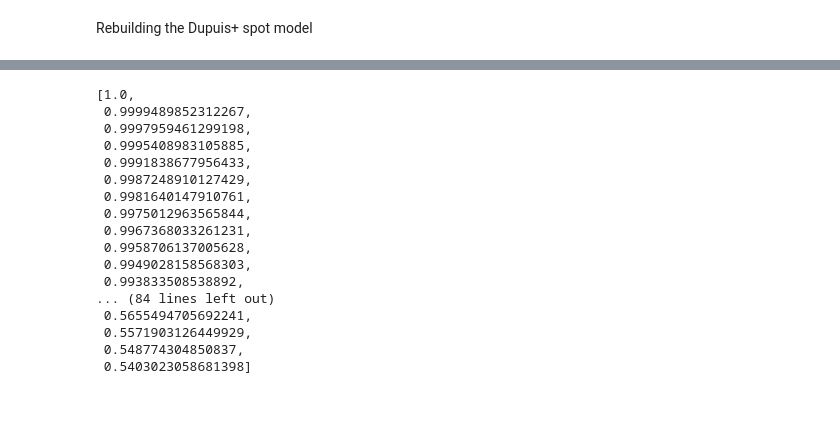
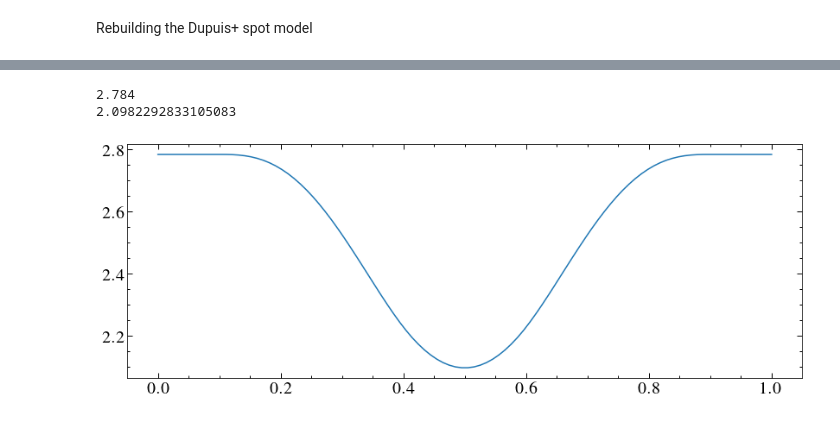
Before and after one commit to davidjwilson/GD394-Tess, a Jupyter notebook: spot_model.ipynb, the cells around one changed output, grey strips where cells are left out. Drawn from its saved outputs; the diff is of its cells as text; code cells hidden in the pictures.

Commit message:
made spot model

```diff
--- a/spot_model.ipynb
+++ b/spot_model.ipynb
@@ -20,24 +20,32 @@ from matplotlib import rcParams
 rcParams["figure.figsize"] = (14, 5)
 rcParams["font.size"] = 20
 # %%
-def spot(d, gamma, phi, U =1, kw=0):
-    eps0 = partial_coverage(d, phi, gamma)
+def spot(phi, gamma, U =2.784, kw=0.):
+    eps0, reg, d = coverage(phi, gamma)
     c = U*(1-(1-kw)*eps0)
-    return c
+    return c, eps0, reg, d
 
-def coverage(d, phi, gamma):
+def coverage(phi, gamma):
     k = np.sin(gamma)
     z0 = get_z0(phi)
-    if  d <= (1 - k**2):
-        eps = k**2*z0
+    d = ((1-k**2)*(1-z0**2))**0.5
+    if  d <= (1 - k**2) and gamma >=np.pi/2:
+        eps = 1.0
+        reg= 1
+    elif  d <= (1 - k**2):
+        reg= 2
+        eps = (k**2)*z0
     elif  d > (1 - k**2):
+        reg= 3
         s = (1 - k**2)/d
         v = (d - s) / (k*z0)
         eps = (1/np.pi) *( np.arccos(s) - (s*(1-s**2)**0.5) + ( (k**2) * z0*(np.arccos(v) - (v*(1-v**2)**0.5))))
-    else:
-        eps =1
-    return eps
 
-def get_z0(phi, beta = 0.0, i =90, lam=180):
+    if eps < 0:
+        eps = 0 #hack? I guess? It fixes it?
+
+    return eps, reg, d
+
+def get_z0(phi, beta = 43.193*np.pi/180, i =np.pi/2, lam=np.pi):
     z0 = np.cos(lam - phi) * np.cos(beta) * np.sin(i) + np.sin(beta) * np.cos(i)
     return z0
@@ -52,20 +52,18 @@ plt.plot(ds, counts)
-# %%
-ds
-# %% [output]
-[1.0,
- 0.9999489852312267,
- 0.9997959461299198,
- 0.9995408983105885,
- 0.9991838677956433,
- 0.9987248910127429,
- 0.9981640147910761,
- 0.9975012963565844,
- 0.9967368033261231,
- 0.9958706137005628,
- 0.9949028158568303,
- 0.993833508538892,
-... (84 lines left out)
- 0.5655494705692241,
- 0.5571903126449929,
- 0.548774304850837,
- 0.5403023058681398]
+# %%
+phi = np.linspace(0, 360, 100)
+#ds = [np.tan((1-p)*np.pi) for p in phi]
+gamma = 35.55*np.pi/180
+counts = np.array([spot(p*np.pi/180, gamma) for p in phi])
+plt.plot(phi/360, counts[:,0])
+#plt.plot(phi, counts[:,1])
+#plt.plot(phi, counts[:,2])
+#plt.plot(phi, counts[:,3])
+#plt.axhline(2.78)
+#plt.axvline(90)
+#plt.axvline(270)
+print(max(counts[:,0]))
+print(min(counts[:,0]))
+# %% [output]
+2.784
+2.0982292833105083
+[figure, added]
```
Also changed, not shown: parts of 4 cells of this notebook, 5 other files.
